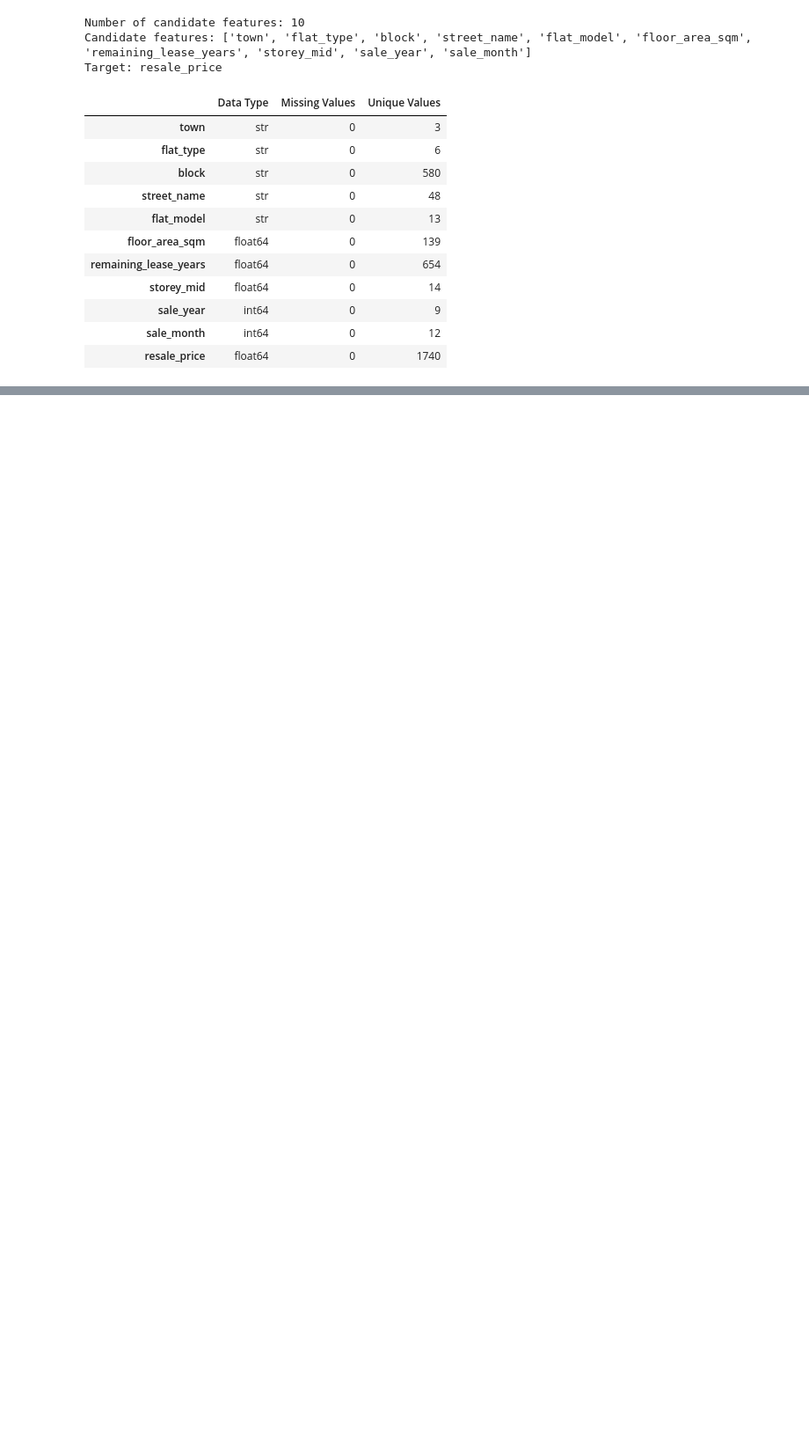
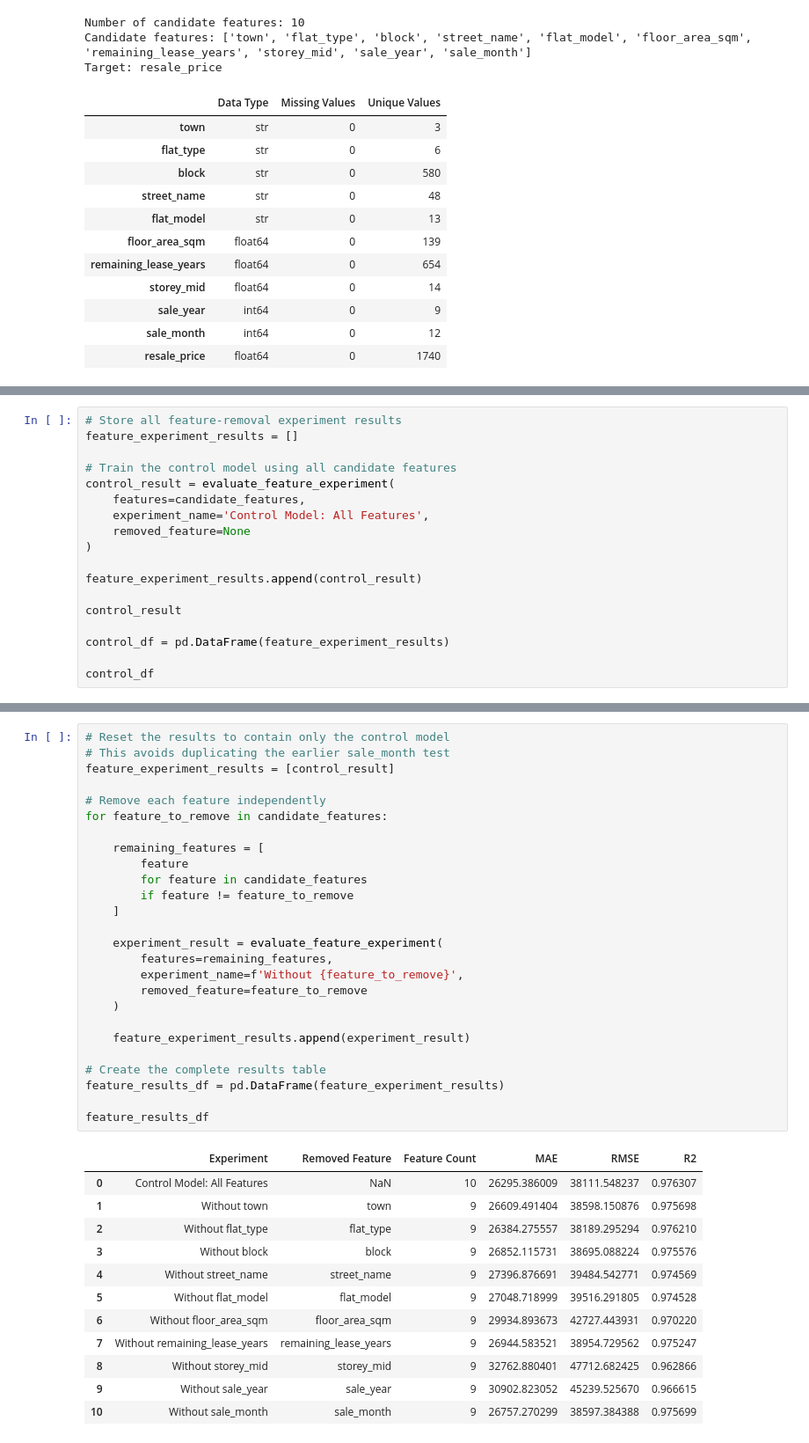
Before and after one commit to zephen1234/mldp-project, a Jupyter notebook: MLDP Program Codes Submission .ipynb, the cells around one changed output, grey strips where cells are left out. Shown at 88% size. Cells and saved outputs as stored; diff of their text form; blank space fills up the shorter version.

```diff
--- a/MLDP Program Codes Submission .ipynb
+++ b/MLDP Program Codes Submission .ipynb
@@ -442,0 +1168,18 @@ Target: resale_price
+# %%
+# Store all feature-removal experiment results
+feature_experiment_results = []
+
+# Train the control model using all candidate features
+control_result = evaluate_feature_experiment(
+    features=candidate_features,
+    experiment_name='Control Model: All Features',
+    removed_feature=None
+)
+
+feature_experiment_results.append(control_result)
+
+control_result
+
+control_df = pd.DataFrame(feature_experiment_results)
+
+control_df
@@ -442,0 +1240,39 @@ Target: resale_price
+# %%
+# Reset the results to contain only the control model
+# This avoids duplicating the earlier sale_month test
+feature_experiment_results = [control_result]
+
+# Remove each feature independently
+for feature_to_remove in candidate_features:
+
+    remaining_features = [
+        feature
+        for feature in candidate_features
+        if feature != feature_to_remove
+    ]
+
+    experiment_result = evaluate_feature_experiment(
+        features=remaining_features,
+        experiment_name=f'Without {feature_to_remove}',
+        removed_feature=feature_to_remove
+    )
+
+    feature_experiment_results.append(experiment_result)
+
+# Create the complete results table
+feature_results_df = pd.DataFrame(feature_experiment_results)
+
+feature_results_df
+# %% [output]
+|  | Experiment | Removed Feature | Feature Count | MAE | RMSE | R2 |
+| 0 | Control Model: All Features | NaN | 10 | 26295.386009 | 38111.548237 | 0.976307 |
+| 1 | Without town | town | 9 | 26609.491404 | 38598.150876 | 0.975698 |
+| 2 | Without flat_type | flat_type | 9 | 26384.275557 | 38189.295294 | 0.976210 |
+| 3 | Without block | block | 9 | 26852.115731 | 38695.088224 | 0.975576 |
+| 4 | Without street_name | street_name | 9 | 27396.876691 | 39484.542771 | 0.974569 |
+| 5 | Without flat_model | flat_model | 9 | 27048.718999 | 39516.291805 | 0.974528 |
+| 6 | Without floor_area_sqm | floor_area_sqm | 9 | 29934.893673 | 42727.443931 | 0.970220 |
+| 7 | Without remaining_lease_years | remaining_lease_years | 9 | 26944.583521 | 38954.729562 | 0.975247 |
+| 8 | Without storey_mid | storey_mid | 9 | 32762.880401 | 47712.682425 | 0.962866 |
+| 9 | Without sale_year | sale_year | 9 | 30902.823052 | 45239.525670 | 0.966615 |
+| 10 | Without sale_month | sale_month | 9 | 26757.270299 | 38597.384388 | 0.975699 |
```
Also changed, not shown: parts of 45 cells of this notebook.
